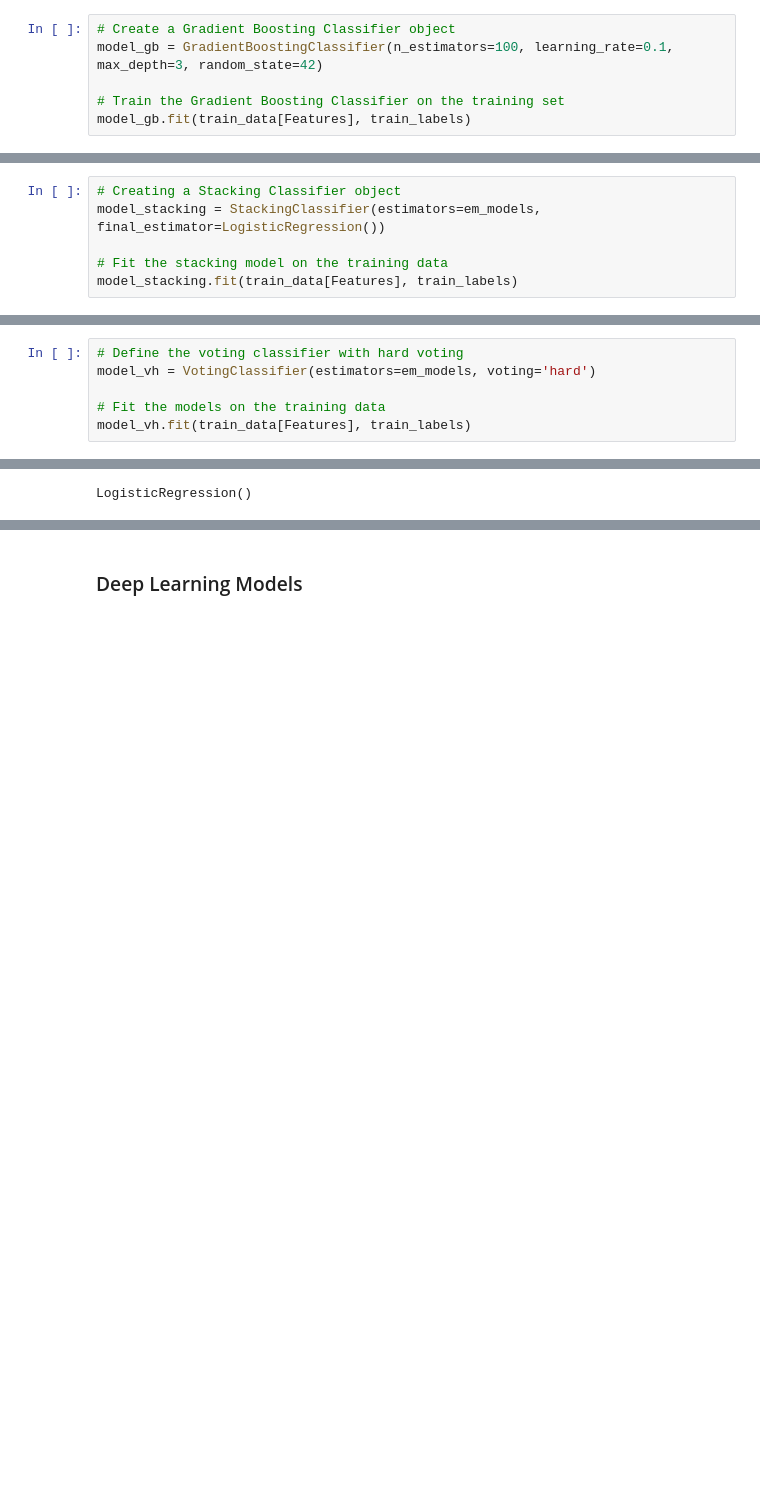
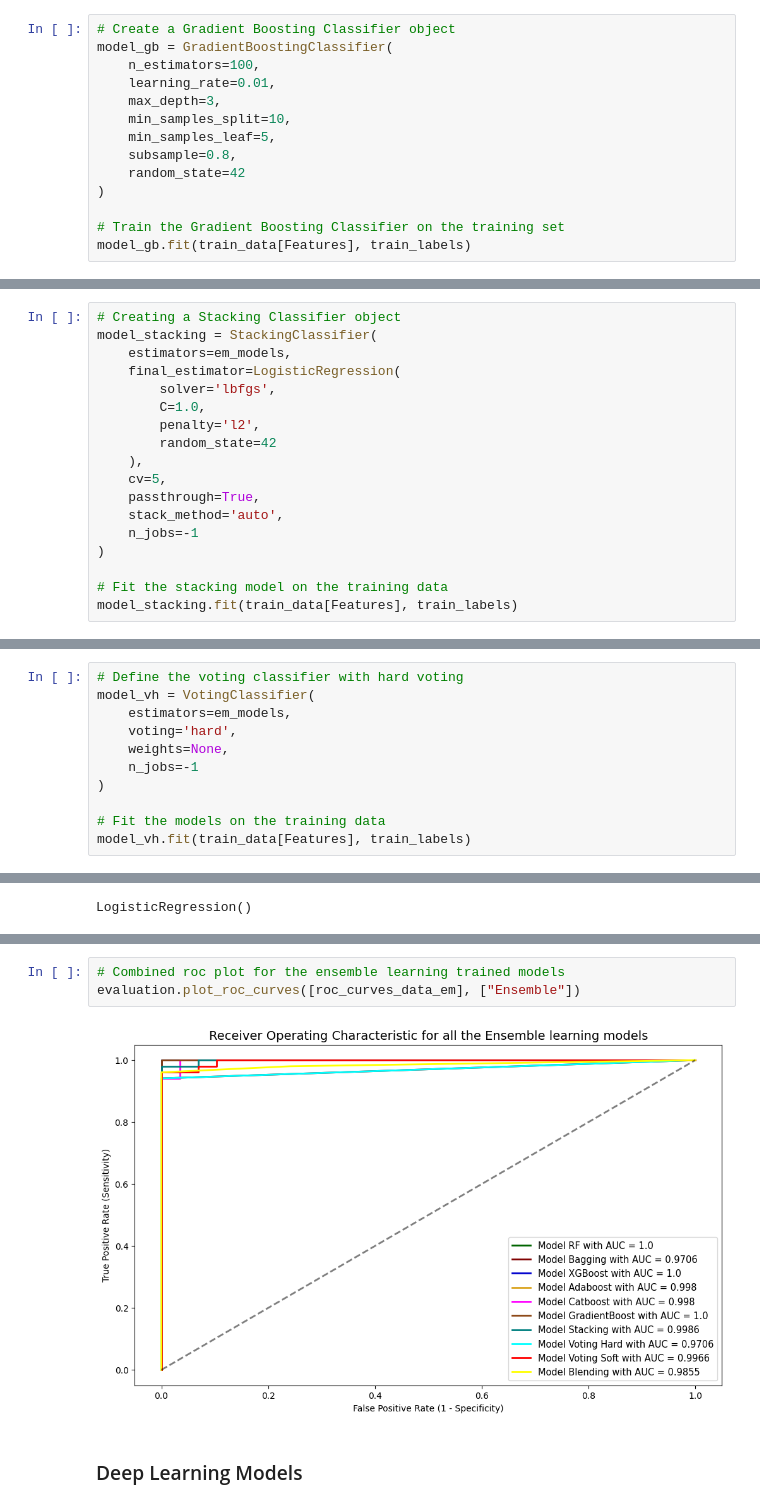
Before and after one commit to chandanthota75/Efficient-Clinical-Decision-Making-in-Nephrology--Predictive-Analytics-for-CKD-Management, a Jupyter notebook: Model Training and Evaluation.ipynb, the cells around one changed output, grey strips where cells are left out. Saved outputs shown, nothing was run; the diff lists cells and outputs as text; blank space fills up the shorter version.

```diff
--- a/Model Training and Evaluation.ipynb
+++ b/Model Training and Evaluation.ipynb
@@ -164,6 +331,14 @@ model_cb.fit(train_data[Features], train_labels)
 # %%
 # Create a Gradient Boosting Classifier object
-model_gb = GradientBoostingClassifier(n_estimators=100, learning_rate=0.1, max_depth=3, random_state=42)
+model_gb = GradientBoostingClassifier(
+    n_estimators=100,
+    learning_rate=0.01,
+    max_depth=3,
+    min_samples_split=10,
+    min_samples_leaf=5,
+    subsample=0.8,
+    random_state=42
+)
 
 # Train the Gradient Boosting Classifier on the training set
 model_gb.fit(train_data[Features], train_labels)
@@ -172,6 +349,18 @@ GradientBoostingClassifier(random_state=42)
 # %%
 # Creating a Stacking Classifier object
-model_stacking = StackingClassifier(estimators=em_models, final_estimator=LogisticRegression())
+model_stacking = StackingClassifier(
+    estimators=em_models,
+    final_estimator=LogisticRegression(
+        solver='lbfgs',
+        C=1.0,
+        penalty='l2',
+        random_state=42
+    ),
+    cv=5,
+    passthrough=True,
+    stack_method='auto',
+    n_jobs=-1
+)
 
 # Fit the stacking model on the training data
 model_stacking.fit(train_data[Features], train_labels)
@@ -187,6 +385,11 @@ StackingClassifier(estimators=[('lr', LogisticRegression(max_iter=1000)),
 # %%
 # Define the voting classifier with hard voting
-model_vh = VotingClassifier(estimators=em_models, voting='hard')
+model_vh = VotingClassifier(
+    estimators=em_models,
+    voting='hard',
+    weights=None,
+    n_jobs=-1
+)
 
 # Fit the models on the training data
 model_vh.fit(train_data[Features], train_labels)
@@ -241,3 +601,8 @@ LogisticRegression()
+# %%
+# Combined roc plot for the ensemble learning trained models
+evaluation.plot_roc_curves([roc_curves_data_em], ["Ensemble"])
+# %% [output]
+[figure, added]
 # %% [markdown]
 ### Deep Learning Models
 # %%
```
Also changed, not shown: parts of 40 cells of this notebook, 34 other files.
